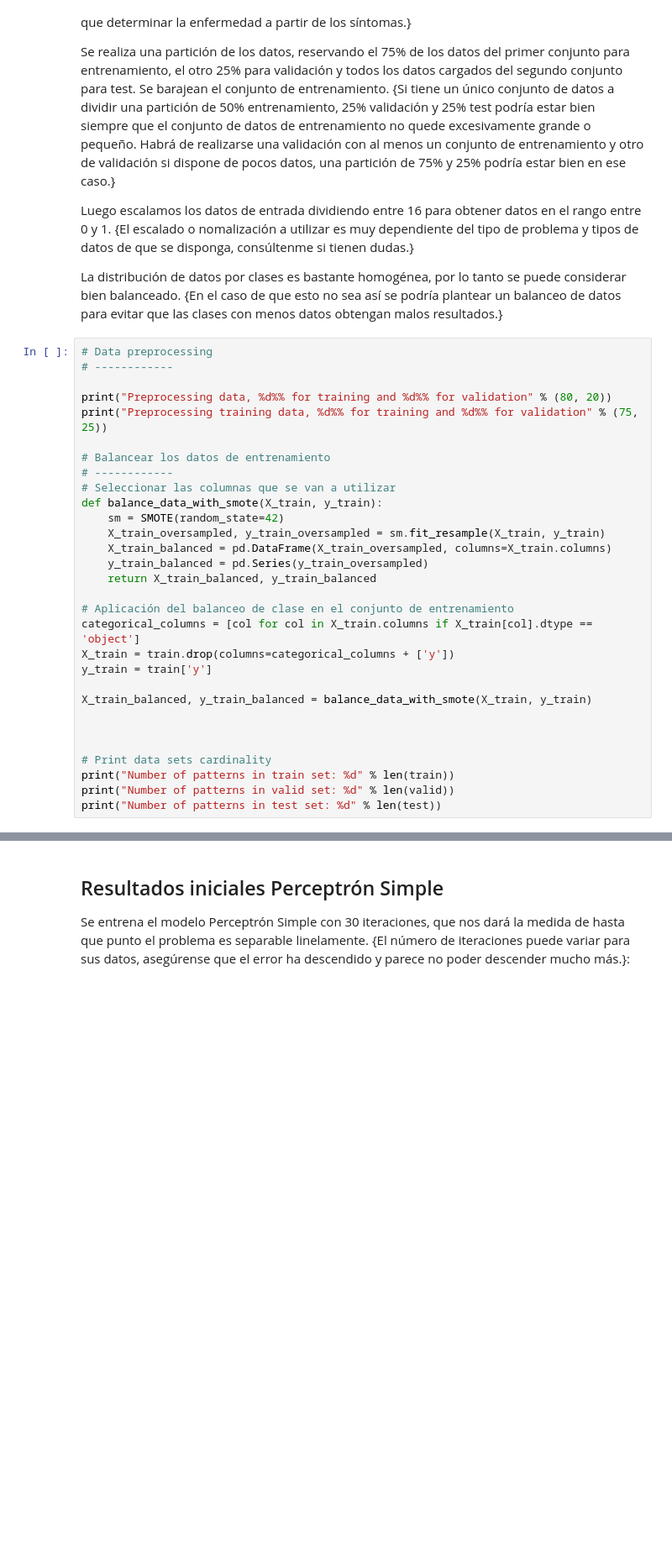
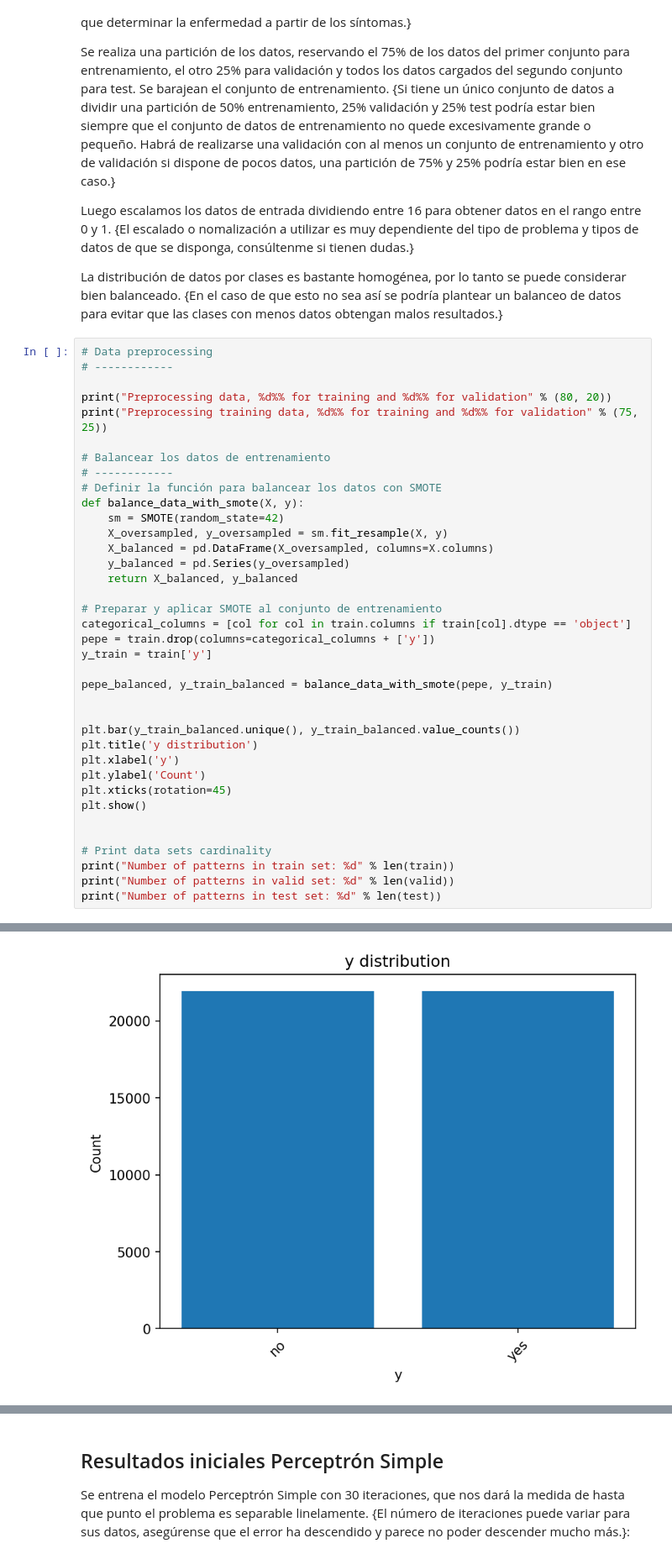
Before and after one commit to hugohdezm03/TID-Perceptron-Multicapa, a Jupyter notebook: GeneralizationMLP.ipynb, the cells around one changed output, grey strips where cells are left out. Shown at 84% size. Cells and saved outputs as stored; diff of their text form; blank space fills up the shorter version.

Commit message:
Pepe balanced

```diff
--- a/GeneralizationMLP.ipynb
+++ b/GeneralizationMLP.ipynb
@@ -174,21 +174,28 @@ print("Preprocessing training data, %d%% for training and %d%% for validation" %
 
 # Balancear los datos de entrenamiento
 # ------------
-# Seleccionar las columnas que se van a utilizar
-def balance_data_with_smote(X_train, y_train):
+# Definir la función para balancear los datos con SMOTE
+def balance_data_with_smote(X, y):
     sm = SMOTE(random_state=42)
-    X_train_oversampled, y_train_oversampled = sm.fit_resample(X_train, y_train)
-    X_train_balanced = pd.DataFrame(X_train_oversampled, columns=X_train.columns)
-    y_train_balanced = pd.Series(y_train_oversampled)
-    return X_train_balanced, y_train_balanced
+    X_oversampled, y_oversampled = sm.fit_resample(X, y)
+    X_balanced = pd.DataFrame(X_oversampled, columns=X.columns)
+    y_balanced = pd.Series(y_oversampled)
+    return X_balanced, y_balanced
 
-# Aplicación del balanceo de clase en el conjunto de entrenamiento
-categorical_columns = [col for col in X_train.columns if X_train[col].dtype == 'object']
-X_train = train.drop(columns=categorical_columns + ['y'])
+# Preparar y aplicar SMOTE al conjunto de entrenamiento
+categorical_columns = [col for col in train.columns if train[col].dtype == 'object']
+pepe = train.drop(columns=categorical_columns + ['y'])
 y_train = train['y']
 
-X_train_balanced, y_train_balanced = balance_data_with_smote(X_train, y_train)
+pepe_balanced, y_train_balanced = balance_data_with_smote(pepe, y_train)
 
+
+plt.bar(y_train_balanced.unique(), y_train_balanced.value_counts())
+plt.title('y distribution')
+plt.xlabel('y')
+plt.ylabel('Count')
+plt.xticks(rotation=45)
+plt.show()
 
 
 # Print data sets cardinality
@@ -203,0 +208 @@ Number of patterns in test set: 8238
+[figure, added]
```
Also changed, not shown: parts of 1 cell of this notebook.
